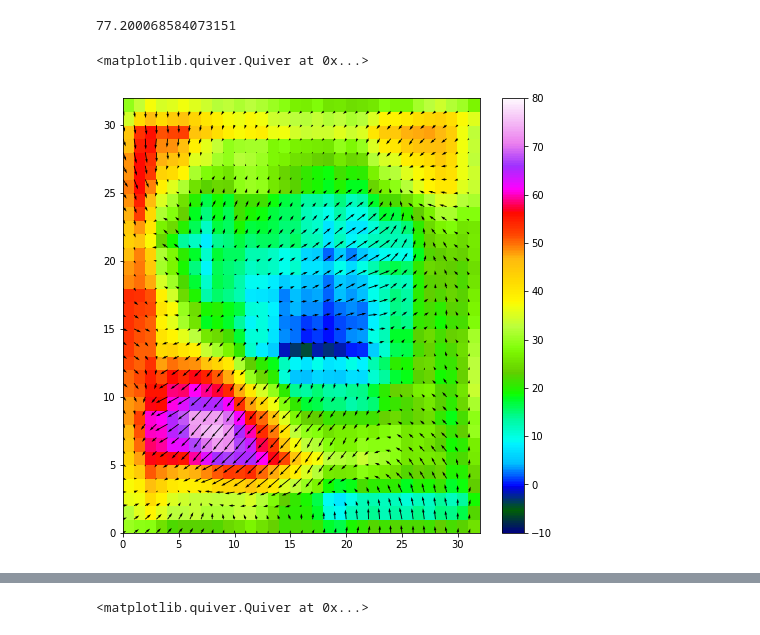
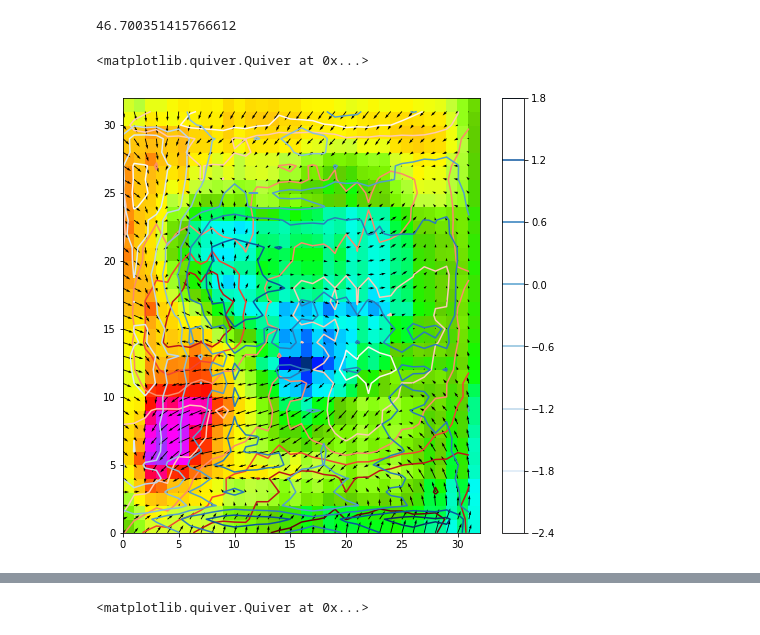
Before and after one commit to djgagne/swirlnet, a Jupyter notebook: notebooks/deep_swirl_tutorial.ipynb, the cells around one changed output, grey strips where cells are left out. Cells and saved outputs as stored; diff of their text form; code cells hidden in the pictures.

```diff
--- a/notebooks/deep_swirl_tutorial.ipynb
+++ b/notebooks/deep_swirl_tutorial.ipynb
@@ -21,27 +71,39 @@ Using TensorFlow backend.
 # %%
-storm_files = sorted(glob("/home/ubuntu/track_data_ncarstorm_3km_nc_small/*.nc"))
+# Create a list of storm netCDF4 files. If the files are not in your home directory,
+# Change the start_path variable to the appropriate location
+start_path = expanduser("~")
+storm_files = sorted(glob(join(start_path, "track_data_ncarstorm_3km_nc_small/*.nc")))
+print(storm_files[0])
 run_times = []
 valid_times = []
+# List of input variables
 in_vars = ["REFL_COM_prev",
            "T2_prev", "TD2_prev", "U10_prev", "V10_prev"]
+# List of output variables
 out_vars = ["RVORT1_MAX_curr"]
 in_data = []
 out_data = []
+# Loop through each storm file and extract the relevant variables
 for storm_file in storm_files:
+    # Extract run time from the filename
+    run_time = pd.Timestamp(storm_file.split("/")[-1].split("_")[1])
+    # If you want to ignore certain run_dates, encapsulate the remaining lines in an if statement
     ds = xr.open_dataset(storm_file)
+    # Stack the variables in the order listed within a given file
     in_data.append(np.stack([ds[v].values for v in in_vars], axis=-1))
     out_data.append(np.stack([ds[v].values for v in out_vars], axis=-1))
+    # Extract the valid times
     valid_times.append(ds["time"].values)
-    run_time = pd.Timestamp(storm_file.split("/")[-1].split("_")[1])
+    # Extract the run times and match each run time with each patch
     run_times.append([run_time] * in_data[-1].shape[0])
     print(run_time)
     ds.close()
+# Stack the  data into single arrays instead of lists of arrays
 all_in_data = np.vstack(in_data)
 all_out_data = np.vstack(out_data)
 all_run_times = np.concatenate(run_times)
 all_valid_times = np.concatenate(valid_times)
-del in_data
-del out_data
-del run_times
-del valid_times
+# Deallocate the lists of arrays to save memory
+del in_data[:], out_data[:], run_times[:], valid_times[:]
+del in_data, out_data, run_times, valid_times
 # %% [output]
@@ -64,0 +130,5 @@ del valid_times
+# %%
+max_vort = all_out_data[:, :, :, 0].max(axis=-1).max(axis=-1)
+vort_thresh = 0.008
+print(percentileofscore(max_vort, vort_thresh))
+vort_labels = np.where(max_rot > vort_thresh, 1, 0)
@@ -191,6 +274,6 @@ Trainable params: 67,137
 Non-trainable params: 0
 _________________________________________________________________
 # %%
-conv_model.fit(norm_in_data[train_indices], rot_labels[train_indices], batch_size=128, epochs=10, verbose=2)
+conv_model.fit(norm_in_data[train_indices], vort_labels[train_indices], batch_size=128, epochs=10, verbose=2)
 # %% [output]
 Epoch 1/10
@@ -237,6 +320,7 @@ grad /= K.maximum(K.std(grad), K.epsilon())
 iterate = K.function([conv_model.input, K.learning_phase()],
                          [out_diff, grad])
 input_img_data = np.zeros((1, 32, 32, len(in_vars)))
-for i in range(100):
+for i in range(80):
     out_loss, out_grad = iterate([input_img_data, 0])
     input_img_data -= out_grad * 0.01
+    print(out_loss[0,0])
@@ -243,14 +345,17 @@ for i in range(100):
 # %%
 input_img_data[0, :, :, 0].max() * scaling_values.loc[0, "std"] + scaling_values.loc[0, "mean"]
 # %% [output]
-77.200068584073151
+46.700351415766612
 # %%
 plt.figure(figsize=(8, 8))
 plt.pcolormesh(input_img_data[0, :, :, 0] * scaling_values.loc[0, "std"] + scaling_values.loc[0, "mean"],
                vmin=-10, vmax=80, cmap="gist_ncar")
+plt.contour(input_img_data[0, :, :, 1], cmap="Reds")
+plt.contour(input_img_data[0, :, :, 2], cmap="Blues")
+
 #plt.contour(gaussian_filter(input_img_data[0, :, :, 3], 1), vmin=-4, vmax=4, cmap="Greens")
 plt.colorbar()
 plt.quiver(input_img_data[0, :, :, 3], input_img_data[0, :, :, 4])
 # %% [output]
 <matplotlib.quiver.Quiver at 0x...>
-[figure, old version]
+[figure, new version]
```
Also changed, not shown: parts of 21 cells of this notebook.
